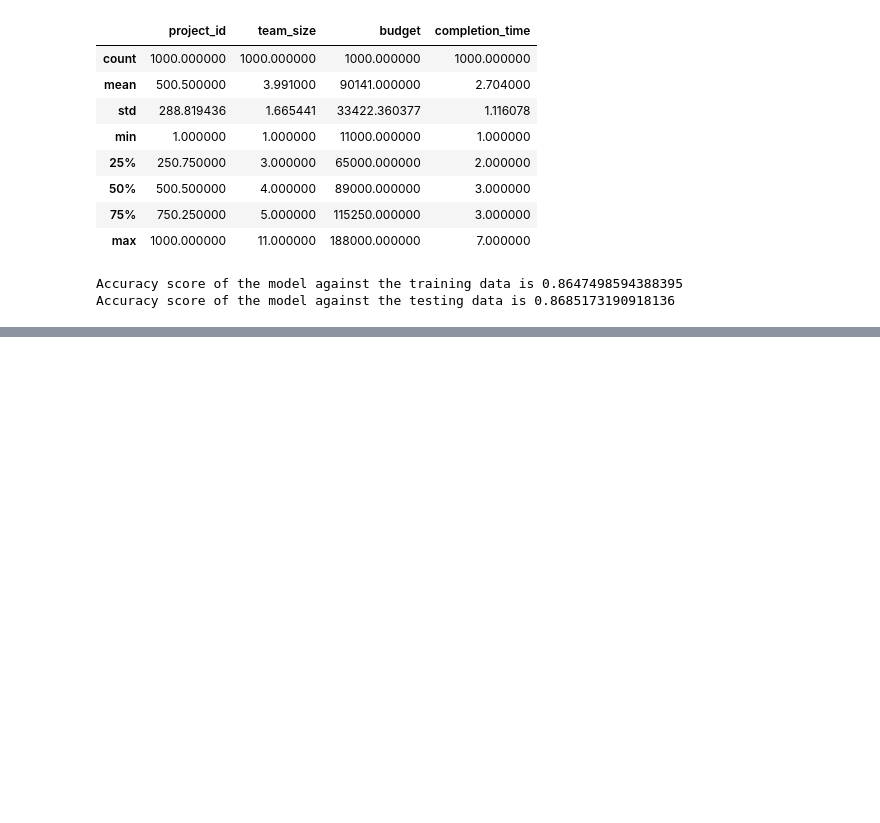
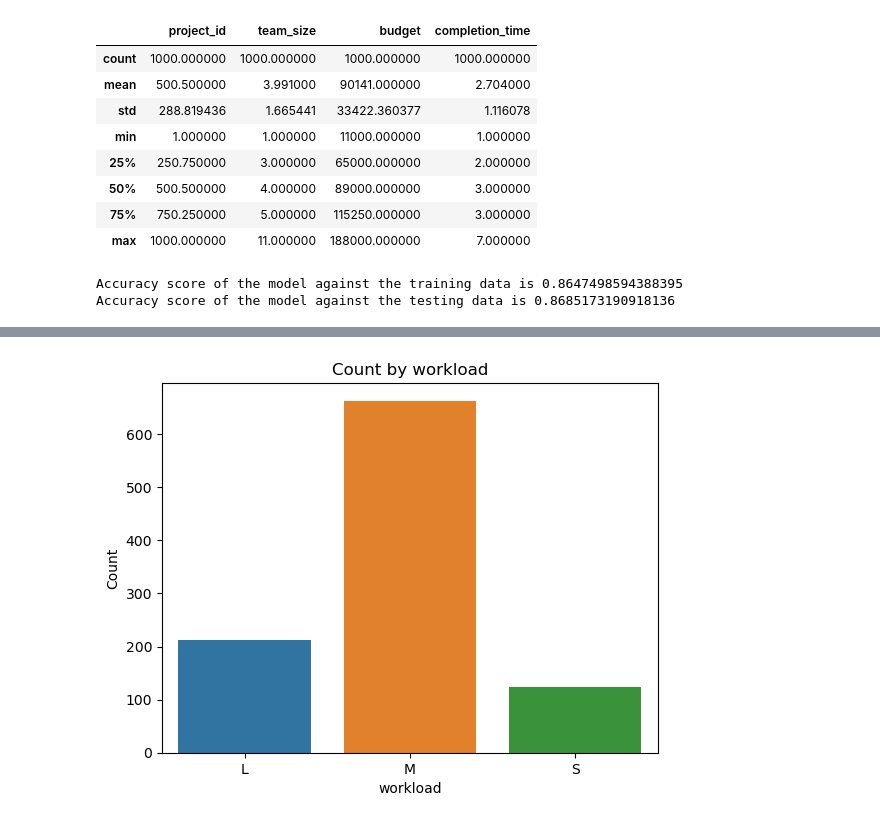
Before and after one commit to fnnelson/CapstoneProject, a Jupyter notebook: machine_learning/linear_regression.ipynb, the cells around one changed output, grey strips where cells are left out. Cells and saved outputs as stored; diff of their text form; code cells hidden in the pictures; blank space fills up the shorter version.

Commit message:
add some graphs

```diff
--- a/machine_learning/linear_regression.ipynb
+++ b/machine_learning/linear_regression.ipynb
@@ -57,3 +59,7 @@ Accuracy score of the model against the training data is 0.8647498594388395
 Accuracy score of the model against the testing data is 0.8685173190918136
 # %%
 pickle.dump(model, open('model.pkl','wb'))
+# %%
+projects = pd.read_csv("../data/projects.csv")
+tasks = pd.read_csv("../data/tasks.csv")
+users = pd.read_csv("../data/users.csv")
@@ -59,0 +75,6 @@ pickle.dump(model, open('model.pkl','wb'))
+# %%
+project_id = projects[["workload"]].groupby(["workload"]).size().reset_index(name = "Count")
+
+sns.barplot(project_id, y = "Count", x = "workload").set(title = "Count by workload");
+# %% [output]
+[figure, added]
```
Also changed, not shown: parts of 6 cells of this notebook.
